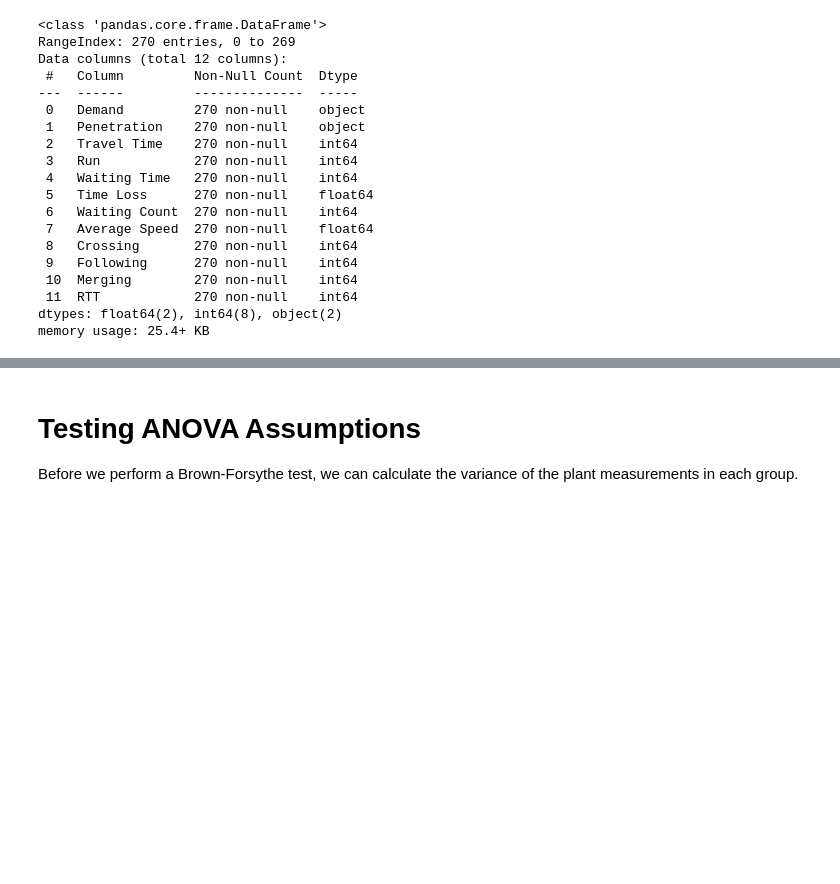
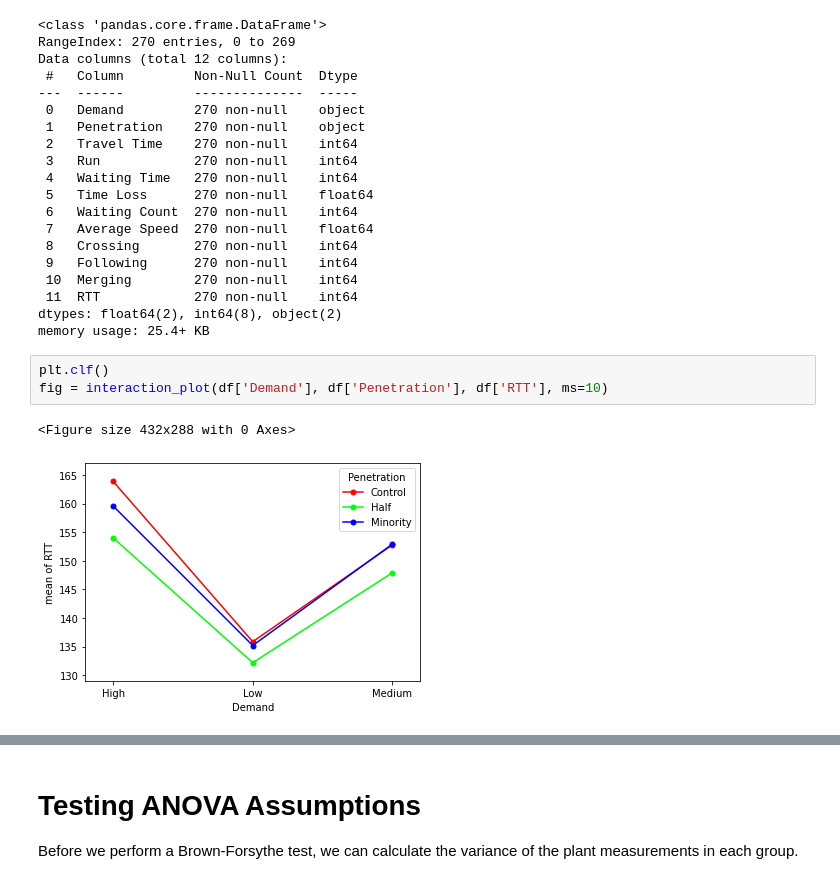
Before and after one commit to DFazekas/thesis_analysis, a Jupyter notebook: Thesis_Analysis.ipynb, the cells around one changed output, grey strips where cells are left out. Cells and saved outputs as stored; diff of their text form; blank space fills up the shorter version.

```diff
--- a/Thesis_Analysis.ipynb
+++ b/Thesis_Analysis.ipynb
@@ -32,3 +35,9 @@ Data columns (total 12 columns):
  11  RTT            270 non-null    int64
 dtypes: float64(2), int64(8), object(2)
 memory usage: 25.4+ KB
+# %%
+plt.clf()
+fig = interaction_plot(df['Demand'], df['Penetration'], df['RTT'], ms=10)
+# %% [output]
+<Figure size 432x288 with 0 Axes>
+[figure, added]
```
Also changed, not shown: parts of 6 cells of this notebook.
